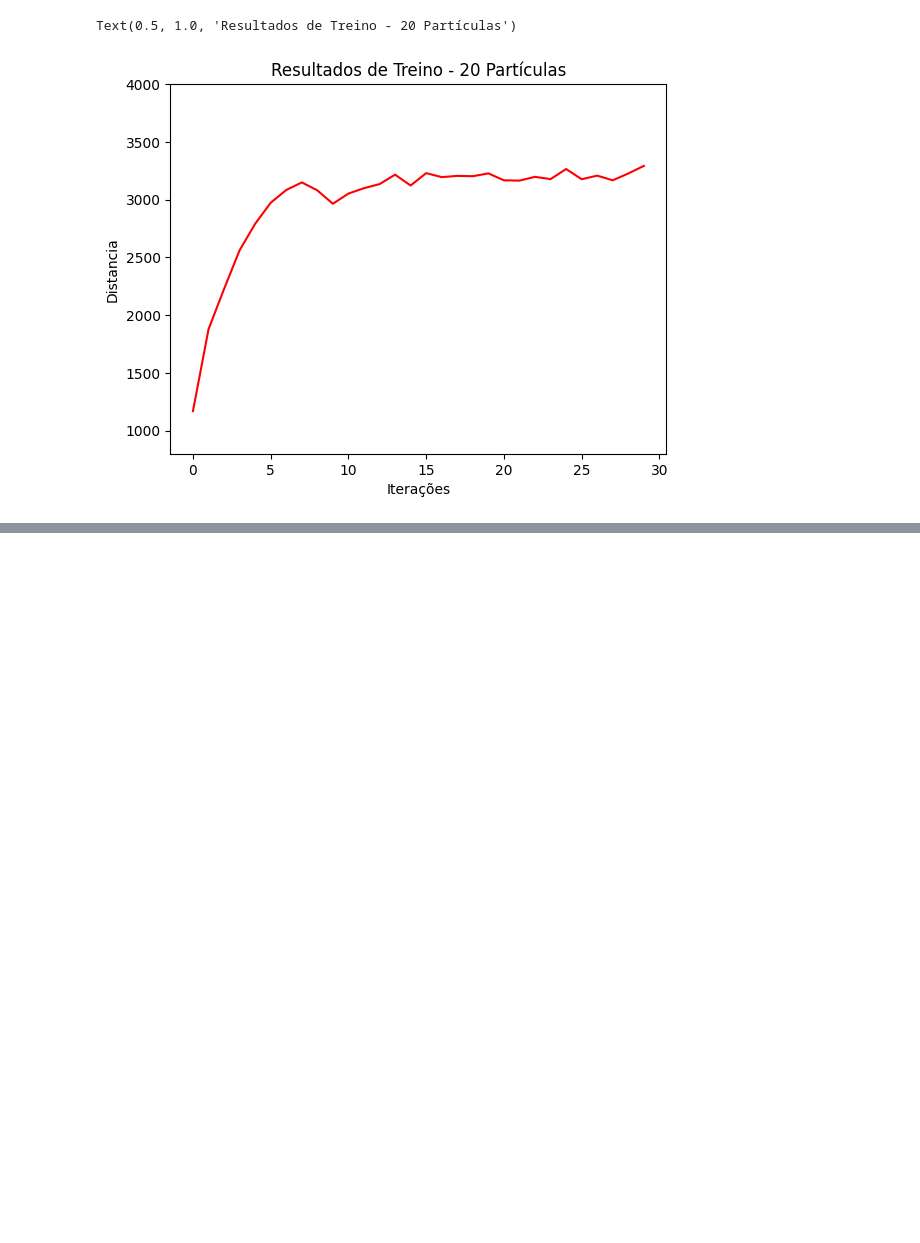
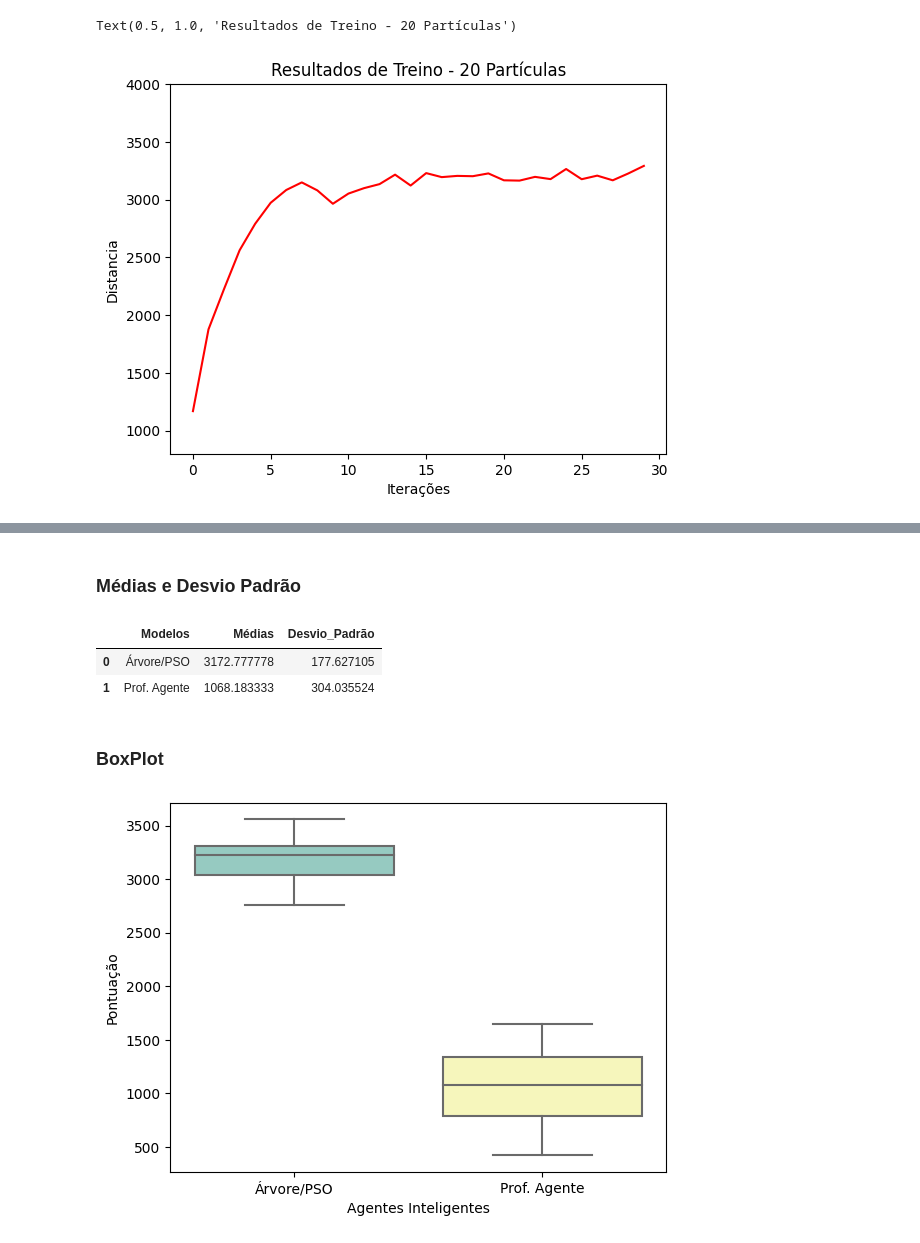
Before and after one commit to bmacerbi/Dino_Reinforcement_Learning, a Jupyter notebook: results.ipynb, the cells around one changed output, grey strips where cells are left out. Saved outputs shown, nothing was run; the diff lists cells and outputs as text; code cells hidden in the pictures; blank space fills up the shorter version.

```diff
--- a/results.ipynb
+++ b/results.ipynb
@@ -47,0 +81,26 @@ Text(0.5, 1.0, 'Resultados de Teste com Melhor Ajuste')
+# %% [markdown]
+### Médias e Desvio Padrão
+# %%
+df_metrics = pd.DataFrame()
+
+df_metrics['Modelos'] = ["Árvore/PSO", "Prof. Agente"]
+df_metrics['Médias'] = [np.mean(test_results), np.mean(prof_results)]
+df_metrics['Desvio_Padrão'] = [np.std(test_results), np.std(prof_results)]
+df_metrics
+# %% [output]
+|  | Modelos | Médias | Desvio_Padrão |
+| 0 | Árvore/PSO | 3172.777778 | 177.627105 |
+| 1 | Prof. Agente | 1068.183333 | 304.035524 |
+# %% [markdown]
+### BoxPlot
+# %%
+import matplotlib.pyplot as plt
+import seaborn as sns
+
+sns.boxplot(data=[test_results, prof_results], palette="Set3").set(xticklabels=["Árvore/PSO", "Prof. Agente"])
+plt.xlabel("Agentes Inteligentes")
+plt.ylabel("Pontuação")
+
+plt.show()
+# %% [output]
+[figure, added]
```
Also changed, not shown: parts of 11 cells of this notebook, 1 other file.
